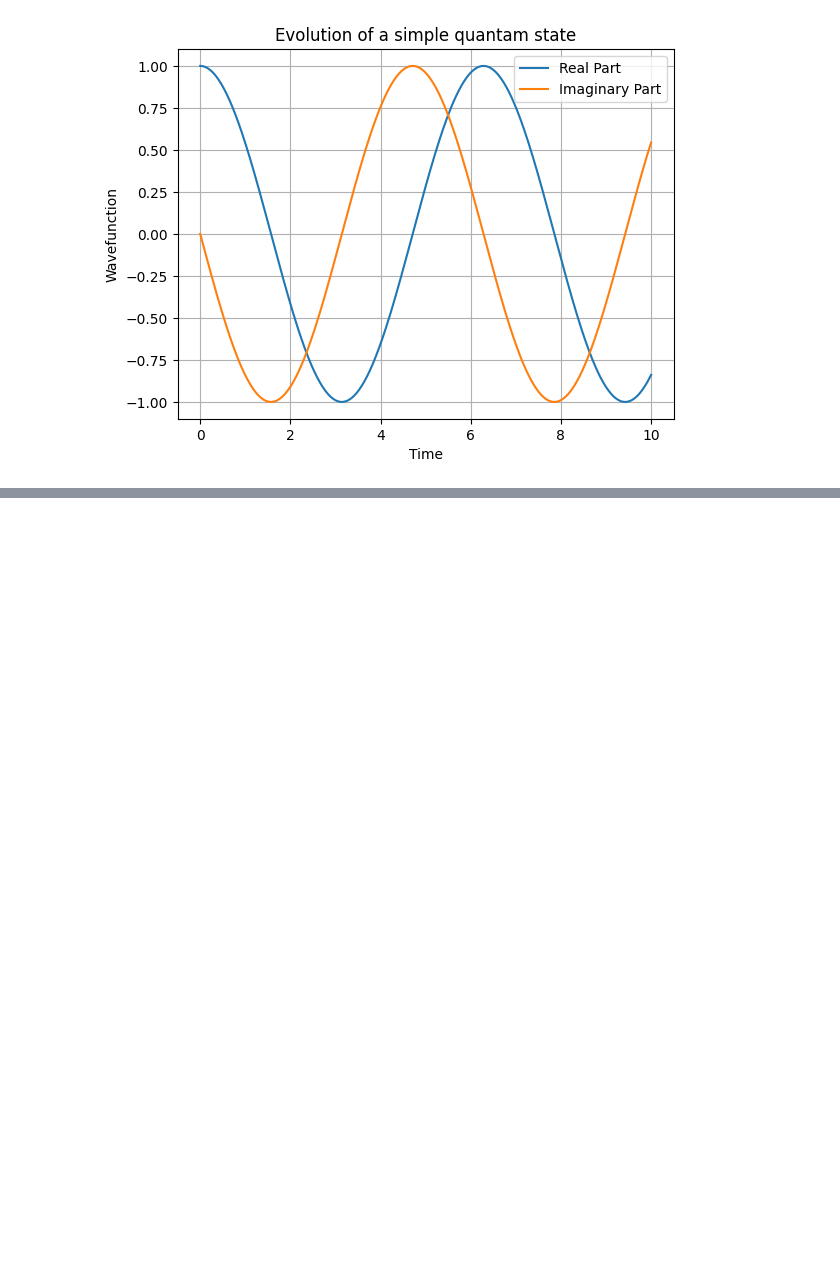
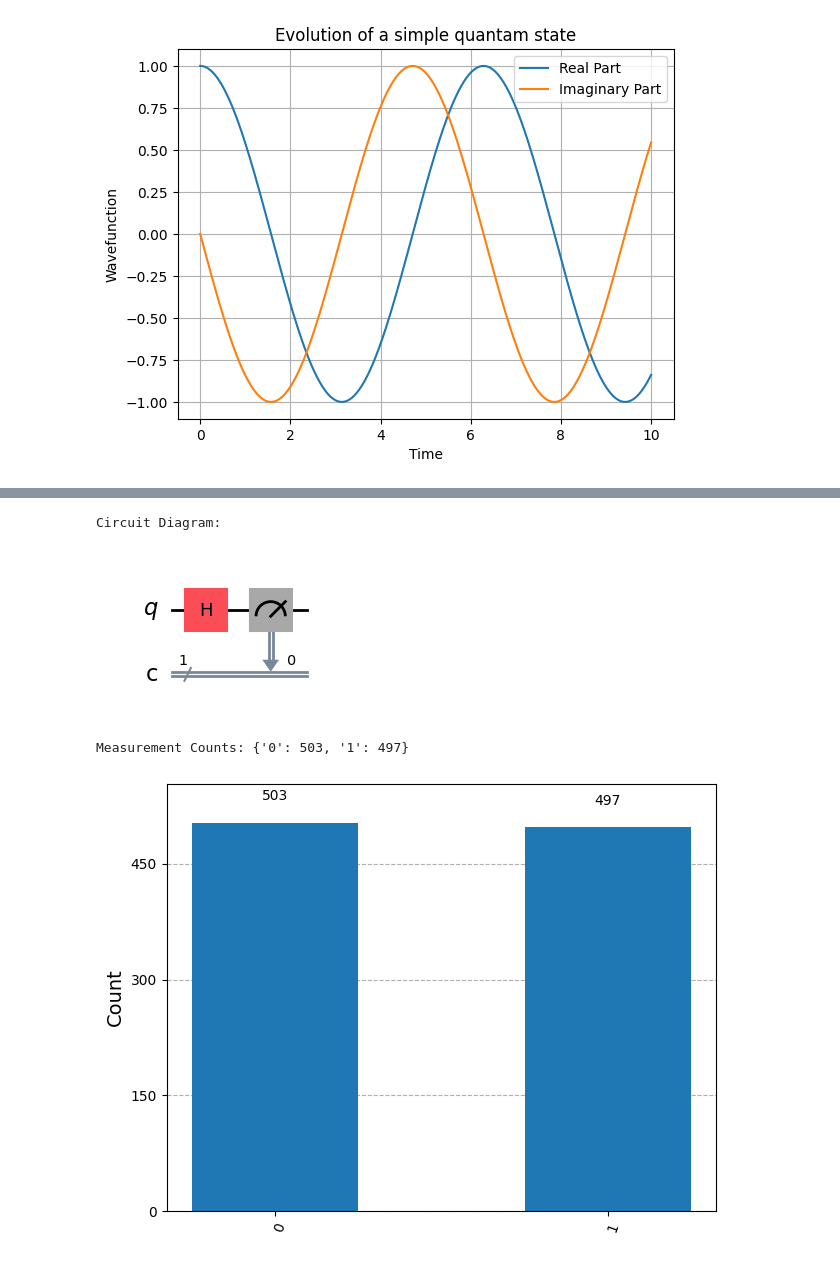
Before and after one commit to James-Patrick416/Quantam, a Jupyter notebook: Q.ipynb, the cells around one changed output, grey strips where cells are left out. Saved outputs shown, nothing was run; the diff lists cells and outputs as text; code cells hidden in the pictures; blank space fills up the shorter version.

Commit message:
simulating a single qubit

```diff
--- a/Q.ipynb
+++ b/Q.ipynb
@@ -27,0 +52,36 @@ plt.show()
+# %%
+import matplotlib.pyplot as plt
+from qiskit import QuantumCircuit, transpile
+from qiskit_aer import AerSimulator
+from qiskit.visualization import plot_histogram
+
+# create a quantum circuit with 1 qubit and 1 classical bit
+qc = QuantumCircuit(1, 1)
+
+# apply a Hadamard gate to the qubit
+qc.h(0)
+
+# measure the qubit 0 into classical bit 0
+qc.measure(0, 0)
+
+# display the circuit structure
+print("Circuit Diagram:")
+display(qc.draw('mpl'))
+
+# set up the local Qiskit Aer simulator
+simulator = AerSimulator()
+compiled_circuit = transpile(qc, simulator)
+
+# run the circuit 1000 times (shots)
+job = simulator.run(compiled_circuit, shots=1000)
+result = job.result()
+
+# retrieve and plot measurement outcomes
+counts = result.get_counts(compiled_circuit)
+print("\nMeasurement Counts:", counts)
+display(plot_histogram(counts))
+# %% [output]
+Circuit Diagram:
+[figure, added]
+Measurement Counts: {'0': 503, '1': 497}
+[figure, added]
```
Also changed, not shown: parts of 2 cells of this notebook.
